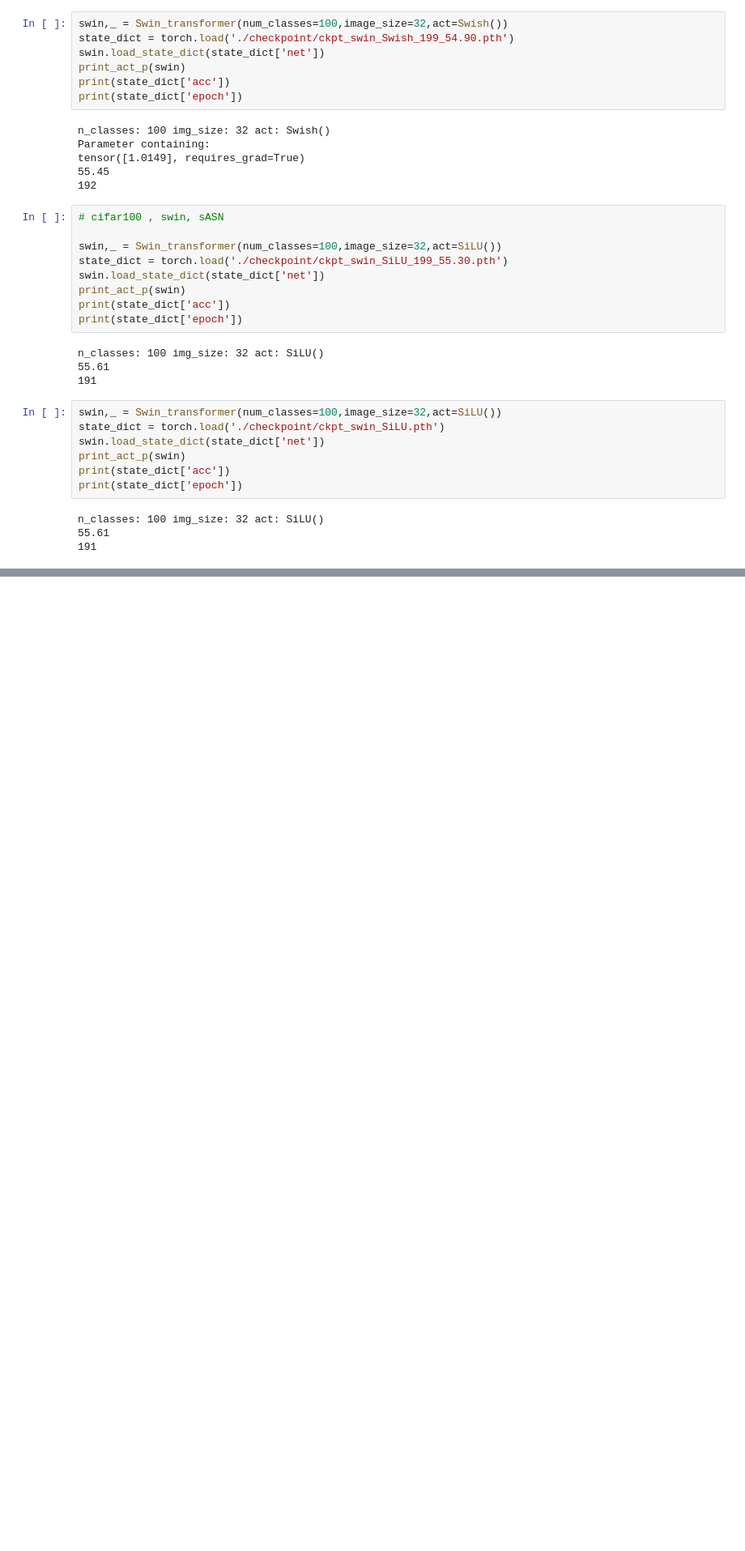
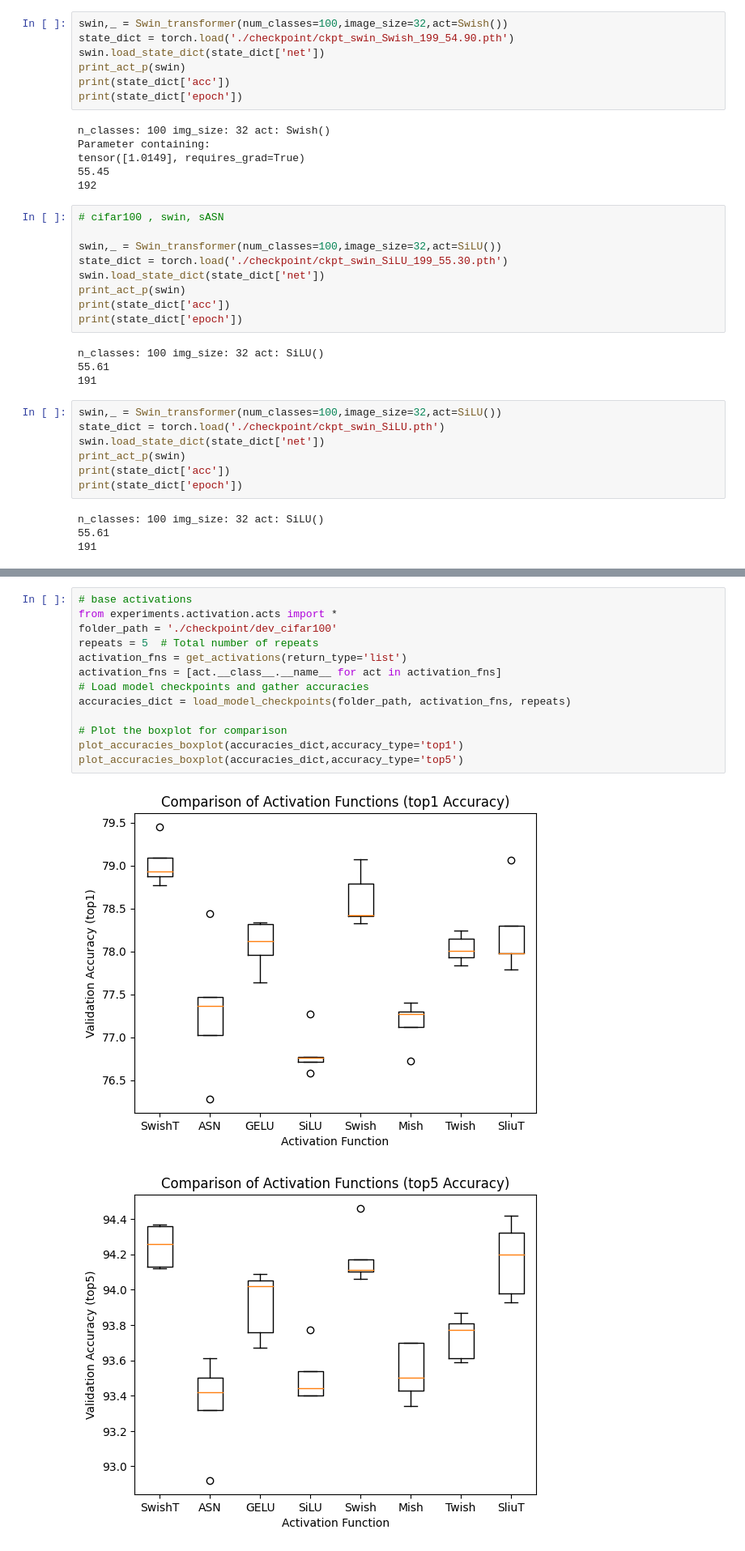
Before and after one commit to yeeca0101/cifar_infer, a Jupyter notebook: dev.ipynb, the cells around one changed output, grey strips where cells are left out. Shown: that part at 81% size. Cells and saved outputs as stored; diff of their text form; blank space fills up the shorter version.

```diff
--- a/dev.ipynb
+++ b/dev.ipynb
@@ -402,0 +511,16 @@ n_classes: 100 img_size: 32 act: SiLU()
+# %%
+# base activations
+from experiments.activation.acts import *
+folder_path = './checkpoint/dev_cifar100'
+repeats = 5  # Total number of repeats
+activation_fns = get_activations(return_type='list')
+activation_fns = [act.__class__.__name__ for act in activation_fns]
+# Load model checkpoints and gather accuracies
+accuracies_dict = load_model_checkpoints(folder_path, activation_fns, repeats)
+
+# Plot the boxplot for comparison
+plot_accuracies_boxplot(accuracies_dict,accuracy_type='top1')
+plot_accuracies_boxplot(accuracies_dict,accuracy_type='top5')
+# %% [output]
+[figure, added]
+[figure, added]
```
Also changed, not shown: parts of 10 cells of this notebook, 18 other files.
